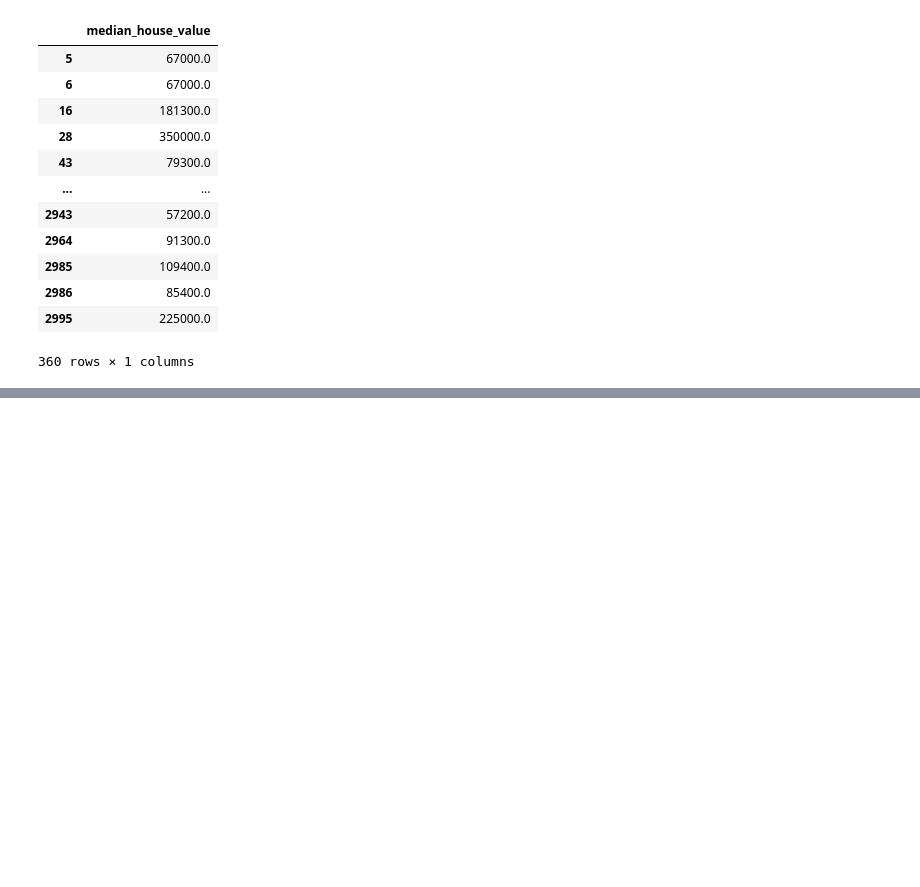
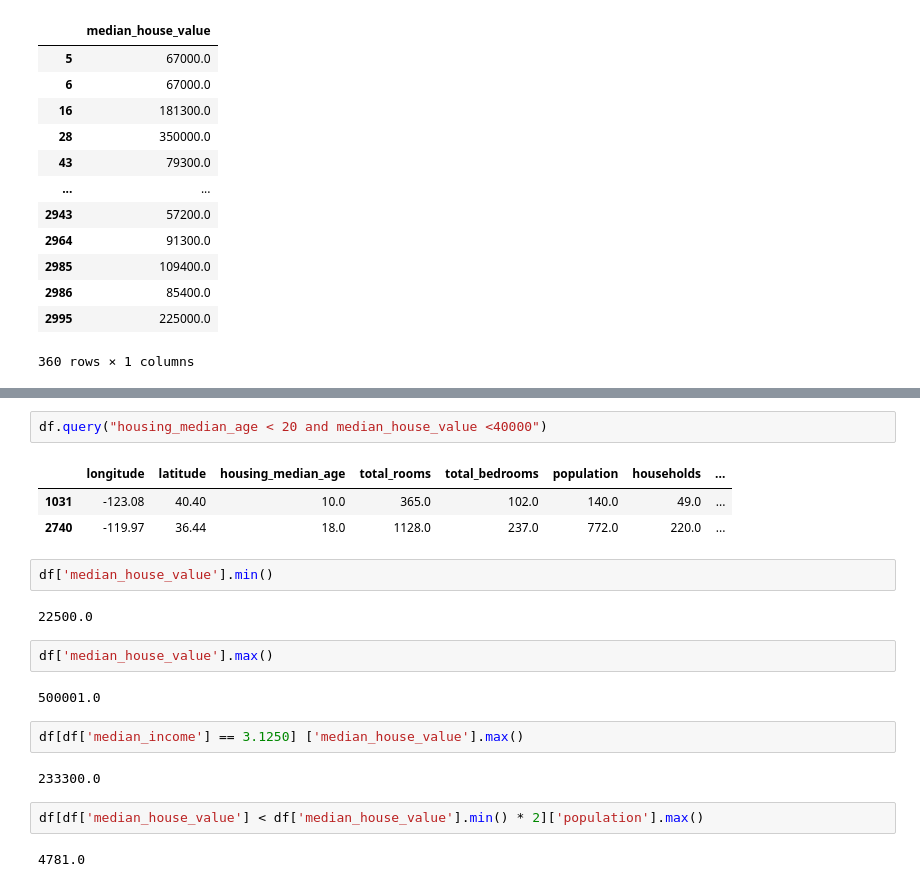
Before and after one commit to AndreyAlVS/PythonCourse, a Jupyter notebook: seminar9.ipynb, the cells around one changed output, grey strips where cells are left out. Cells and saved outputs as stored; diff of their text form; blank space fills up the shorter version.

```diff
--- a/seminar9.ipynb
+++ b/seminar9.ipynb
@@ -132,0 +149,22 @@ df.loc [df['median_income'] < 2, ['median_house_value']]
+# %%
+df.query("housing_median_age < 20 and median_house_value <40000")
+# %% [output]
+|  | longitude | latitude | housing_median_age | total_rooms | total_bedrooms | population | households | ... |
+| 1031 | -123.08 | 40.40 | 10.0 | 365.0 | 102.0 | 140.0 | 49.0 | ... |
+| 2740 | -119.97 | 36.44 | 18.0 | 1128.0 | 237.0 | 772.0 | 220.0 | ... |
+# %%
+df['median_house_value'].min()
+# %% [output]
+22500.0
+# %%
+df['median_house_value'].max()
+# %% [output]
+500001.0
+# %%
+df[df['median_income'] == 3.1250] ['median_house_value'].max()
+# %% [output]
+233300.0
+# %%
+df[df['median_house_value'] < df['median_house_value'].min() * 2]['population'].max()
+# %% [output]
+4781.0
```
Also changed, not shown: parts of 7 cells of this notebook.
